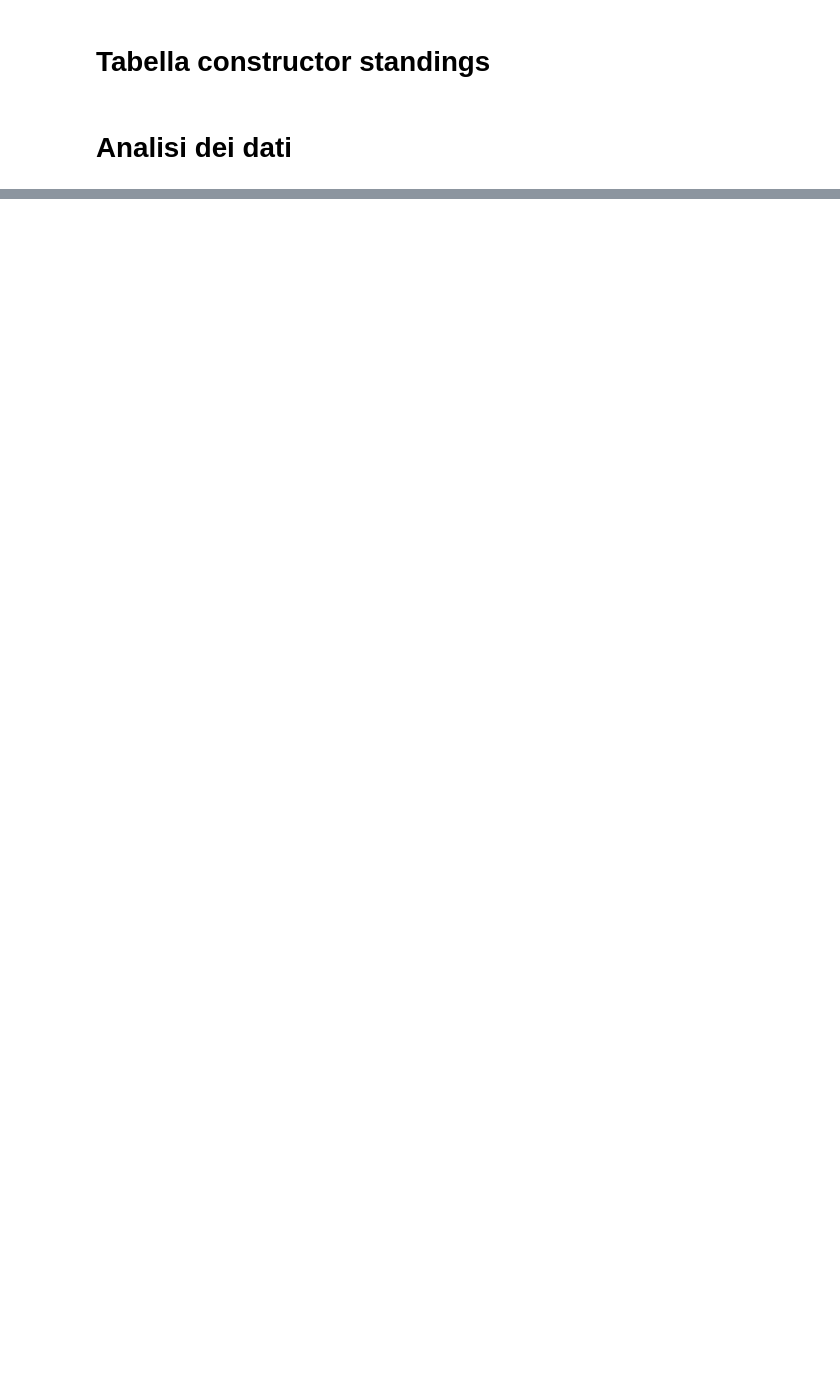
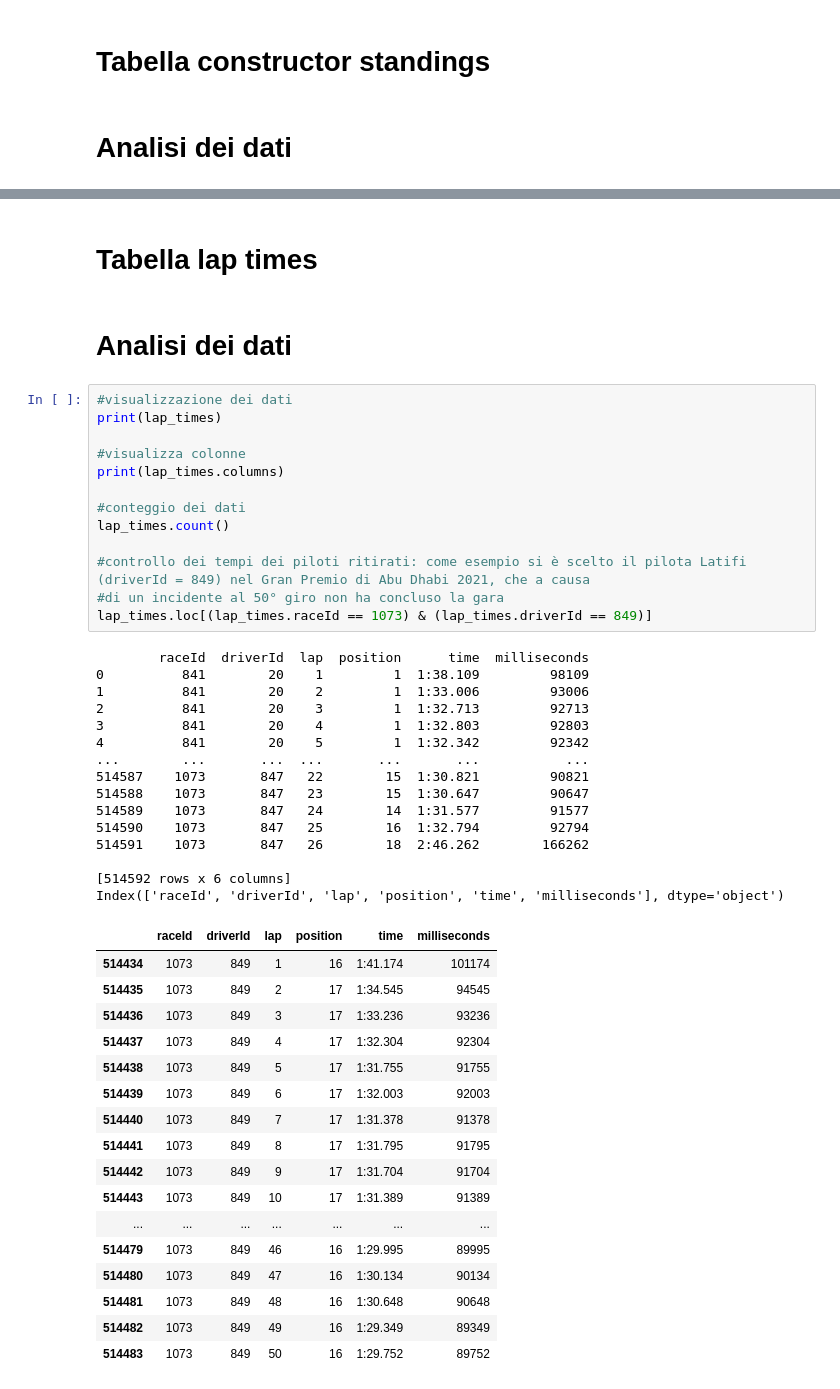
Before and after one commit to giorgio-angelo-esposito/F1WP, a Jupyter notebook: F1WP.ipynb, the cells around one changed output, grey strips where cells are left out. Drawn from its saved outputs; the diff is of its cells as text; blank space fills up the shorter version.

```diff
--- a/F1WP.ipynb
+++ b/F1WP.ipynb
@@ -355,0 +487,50 @@ dtype: int64
+# %% [markdown]
+# **Tabella lap times**
+# %% [markdown]
+# Analisi dei dati
+# %%
+#visualizzazione dei dati
+print(lap_times)
+
+#visualizza colonne
+print(lap_times.columns)
+
+#conteggio dei dati
+lap_times.count()
+
+#controllo dei tempi dei piloti ritirati: come esempio si è scelto il pilota Latifi (driverId = 849) nel Gran Premio di Abu Dhabi 2021, che a causa
+#di un incidente al 50° giro non ha concluso la gara
+lap_times.loc[(lap_times.raceId == 1073) & (lap_times.driverId == 849)]
+# %% [output]
+        raceId  driverId  lap  position      time  milliseconds
+0          841        20    1         1  1:38.109         98109
+1          841        20    2         1  1:33.006         93006
+2          841        20    3         1  1:32.713         92713
+3          841        20    4         1  1:32.803         92803
+4          841        20    5         1  1:32.342         92342
+...        ...       ...  ...       ...       ...           ...
+514587    1073       847   22        15  1:30.821         90821
+514588    1073       847   23        15  1:30.647         90647
+514589    1073       847   24        14  1:31.577         91577
+514590    1073       847   25        16  1:32.794         92794
+514591    1073       847   26        18  2:46.262        166262
+
+[514592 rows x 6 columns]
+Index(['raceId', 'driverId', 'lap', 'position', 'time', 'milliseconds'], dtype='object')
+|  | raceId | driverId | lap | position | time | milliseconds |
+| 514434 | 1073 | 849 | 1 | 16 | 1:41.174 | 101174 |
+| 514435 | 1073 | 849 | 2 | 17 | 1:34.545 | 94545 |
+| 514436 | 1073 | 849 | 3 | 17 | 1:33.236 | 93236 |
+| 514437 | 1073 | 849 | 4 | 17 | 1:32.304 | 92304 |
+| 514438 | 1073 | 849 | 5 | 17 | 1:31.755 | 91755 |
+| 514439 | 1073 | 849 | 6 | 17 | 1:32.003 | 92003 |
+| 514440 | 1073 | 849 | 7 | 17 | 1:31.378 | 91378 |
+| 514441 | 1073 | 849 | 8 | 17 | 1:31.795 | 91795 |
+| 514442 | 1073 | 849 | 9 | 17 | 1:31.704 | 91704 |
+| 514443 | 1073 | 849 | 10 | 17 | 1:31.389 | 91389 |
+| ... | ... | ... | ... | ... | ... | ... |
+| 514479 | 1073 | 849 | 46 | 16 | 1:29.995 | 89995 |
+| 514480 | 1073 | 849 | 47 | 16 | 1:30.134 | 90134 |
+| 514481 | 1073 | 849 | 48 | 16 | 1:30.648 | 90648 |
+| 514482 | 1073 | 849 | 49 | 16 | 1:29.349 | 89349 |
+| 514483 | 1073 | 849 | 50 | 16 | 1:29.752 | 89752 |
```
Also changed, not shown: parts of 30 cells of this notebook.
